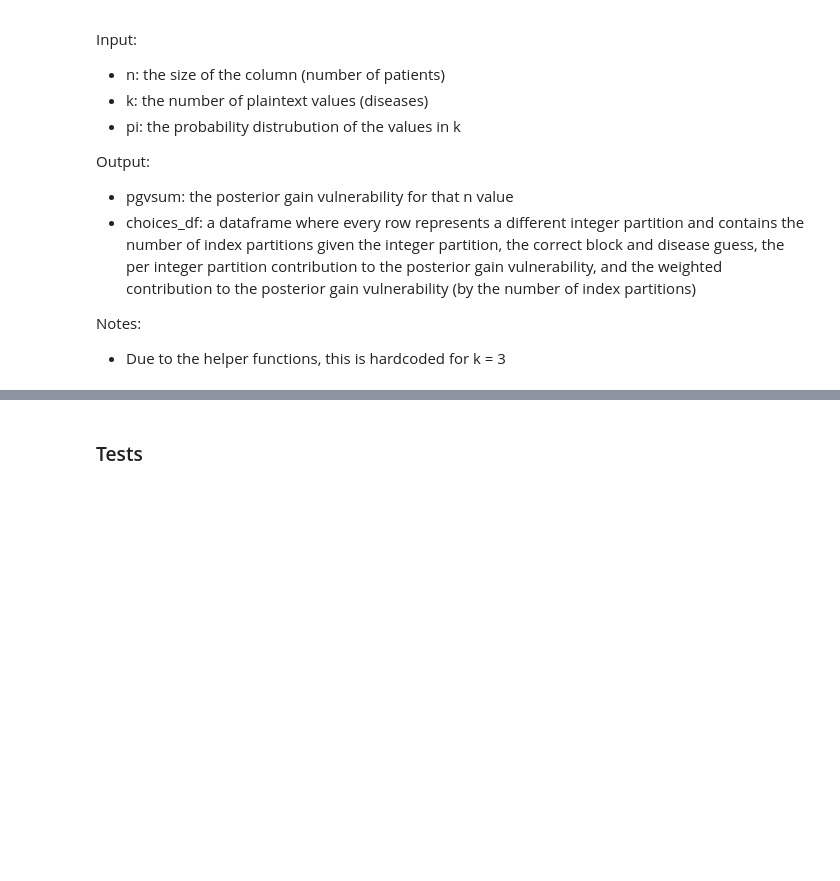
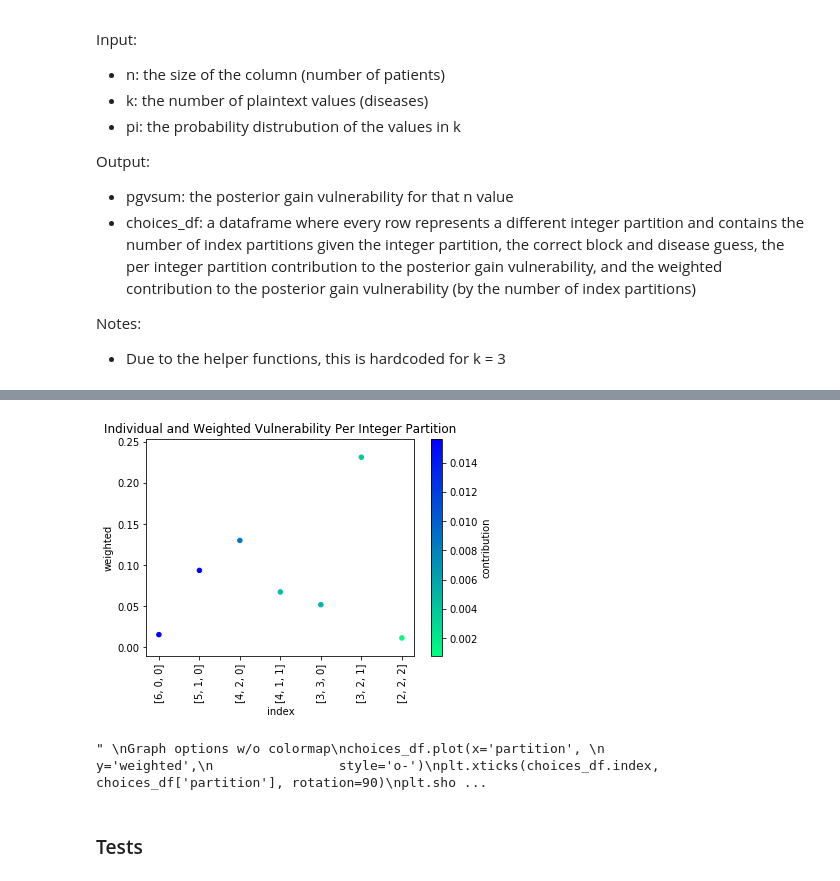
Before and after one commit to majk12/pbv, a Jupyter notebook: gain.ipynb, the cells around one changed output, grey strips where cells are left out. Saved outputs shown, nothing was run; the diff lists cells and outputs as text; code cells hidden in the pictures; blank space fills up the shorter version.

```diff
--- a/gain.ipynb
+++ b/gain.ipynb
@@ -301,6 +293,28 @@ choices_df
 | 4 | 3 | 0.0052083 | a | 10.0 | [3, 3, 0] | 0.0520833 |
 | 5 | 1 | 0.0038580 | c | 60.0 | [3, 2, 1] | 0.2314815 |
 | 6 | 2 | 0.0007716 | a | 15.0 | [2, 2, 2] | 0.0115741 |
+# %%
+fig, ax = plt.subplots() # to show xtick labels
+choices_df.reset_index().plot.scatter(x='index',
+                y='weighted',
+                c = 'contribution', # the color map scale
+                colormap='winter_r',
+                ax = ax)
+plt.xticks(choices_df.index, choices_df['partition'], rotation=90)
+plt.title("Individual and Weighted Vulnerability Per Integer Partition")
+plt.show()
+
+'''
+Graph options w/o colormap
+choices_df.plot(x='partition',
+                y='weighted',
+                style='o-')
+plt.xticks(choices_df.index, choices_df['partition'], rotation=90)
+plt.show()
+'''
+# %% [output]
+[figure, added]
+" \nGraph options w/o colormap\nchoices_df.plot(x='partition', \n                y='weighted',\n                style='o-')\nplt.xticks(choices_df.index, choices_df['partition'], rotation=90)\nplt.sho ...
 # %% [markdown]
 ### Tests
 # %%
```
Also changed, not shown: parts of 10 cells of this notebook.
